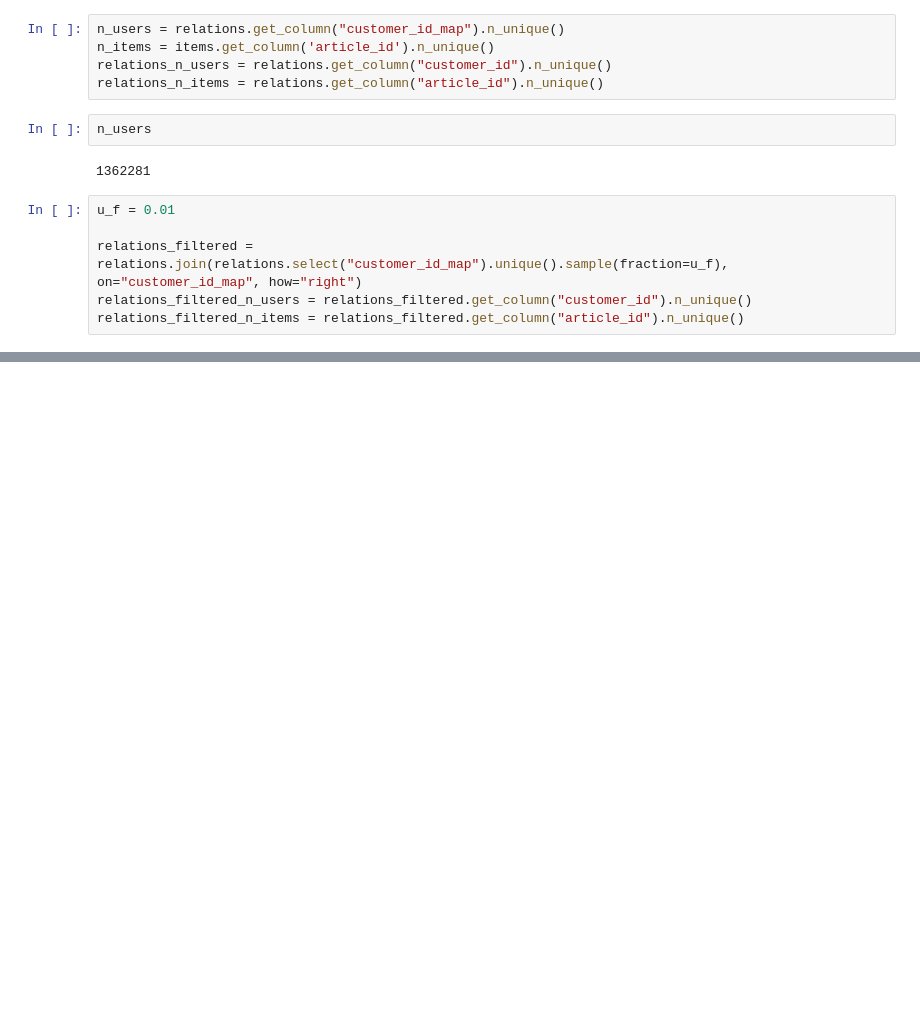
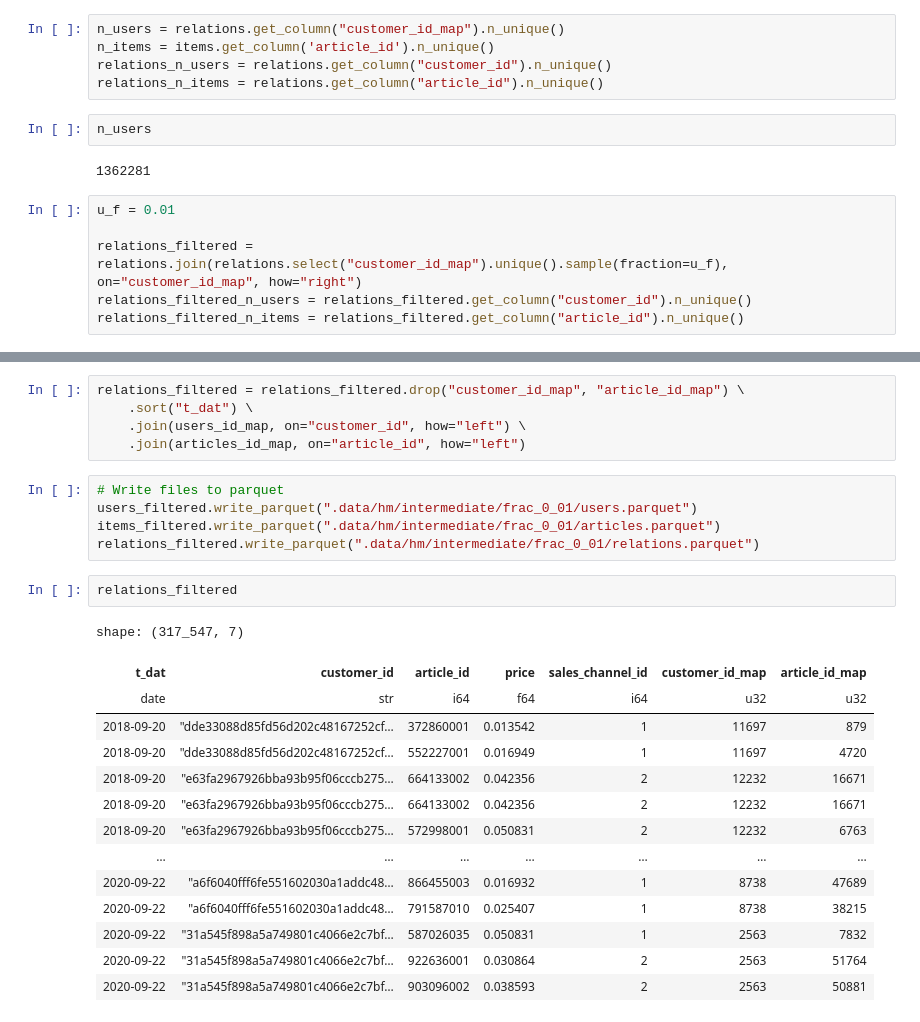
Before and after one commit to milymilek/retail-recommender-system, a Jupyter notebook: notebooks/sparsify_dataset.ipynb, the cells around one changed output, grey strips where cells are left out. Drawn from its saved outputs; the diff is of its cells as text; blank space fills up the shorter version.

```diff
--- a/notebooks/sparsify_dataset.ipynb
+++ b/notebooks/sparsify_dataset.ipynb
@@ -86,0 +100,27 @@ relations_filtered.write_parquet(".data/hm/intermediate/frac_0_01/relations.parq
+# %%
+relations_filtered = relations_filtered.drop("customer_id_map", "article_id_map") \
+    .sort("t_dat") \
+    .join(users_id_map, on="customer_id", how="left") \
+    .join(articles_id_map, on="article_id", how="left")
+# %%
+# Write files to parquet
+users_filtered.write_parquet(".data/hm/intermediate/frac_0_01/users.parquet")
+items_filtered.write_parquet(".data/hm/intermediate/frac_0_01/articles.parquet")
+relations_filtered.write_parquet(".data/hm/intermediate/frac_0_01/relations.parquet")
+# %%
+relations_filtered
+# %% [output]
+shape: (317_547, 7)
+| t_dat | customer_id | article_id | price | sales_channel_id | customer_id_map | article_id_map |
+| date | str | i64 | f64 | i64 | u32 | u32 |
+| 2018-09-20 | "dde33088d85fd56d202c48167252cf… | 372860001 | 0.013542 | 1 | 11697 | 879 |
+| 2018-09-20 | "dde33088d85fd56d202c48167252cf… | 552227001 | 0.016949 | 1 | 11697 | 4720 |
+| 2018-09-20 | "e63fa2967926bba93b95f06cccb275… | 664133002 | 0.042356 | 2 | 12232 | 16671 |
+| 2018-09-20 | "e63fa2967926bba93b95f06cccb275… | 664133002 | 0.042356 | 2 | 12232 | 16671 |
+| 2018-09-20 | "e63fa2967926bba93b95f06cccb275… | 572998001 | 0.050831 | 2 | 12232 | 6763 |
+| … | … | … | … | … | … | … |
+| 2020-09-22 | "a6f6040fff6fe551602030a1addc48… | 866455003 | 0.016932 | 1 | 8738 | 47689 |
+| 2020-09-22 | "a6f6040fff6fe551602030a1addc48… | 791587010 | 0.025407 | 1 | 8738 | 38215 |
+| 2020-09-22 | "31a545f898a5a749801c4066e2c7bf… | 587026035 | 0.050831 | 1 | 2563 | 7832 |
+| 2020-09-22 | "31a545f898a5a749801c4066e2c7bf… | 922636001 | 0.030864 | 2 | 2563 | 51764 |
+| 2020-09-22 | "31a545f898a5a749801c4066e2c7bf… | 903096002 | 0.038593 | 2 | 2563 | 50881 |
```
Also changed, not shown: parts of 8 cells of this notebook, 12 other files.
